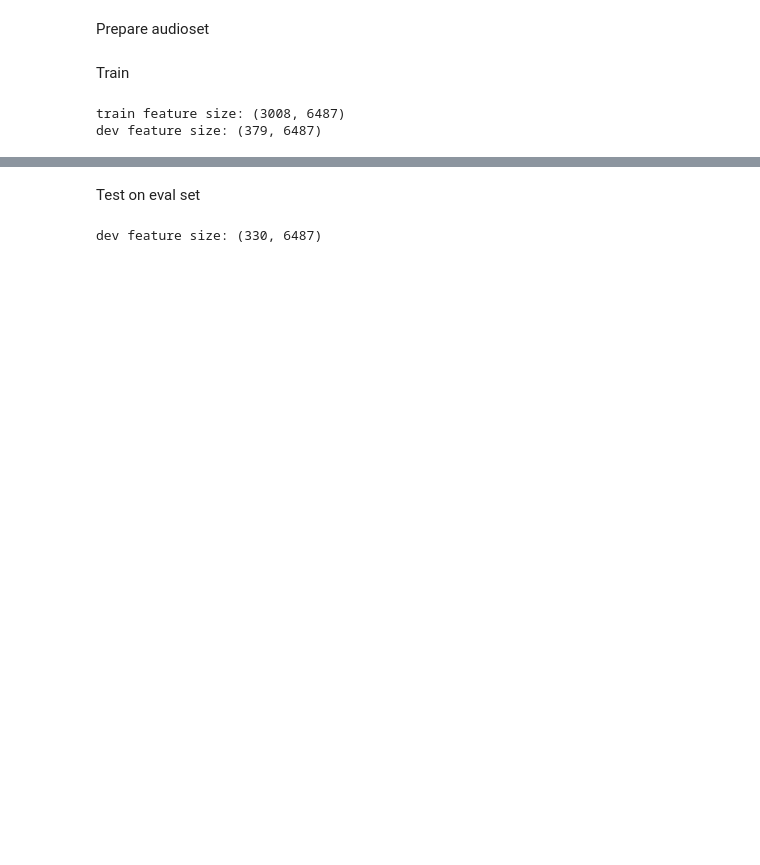
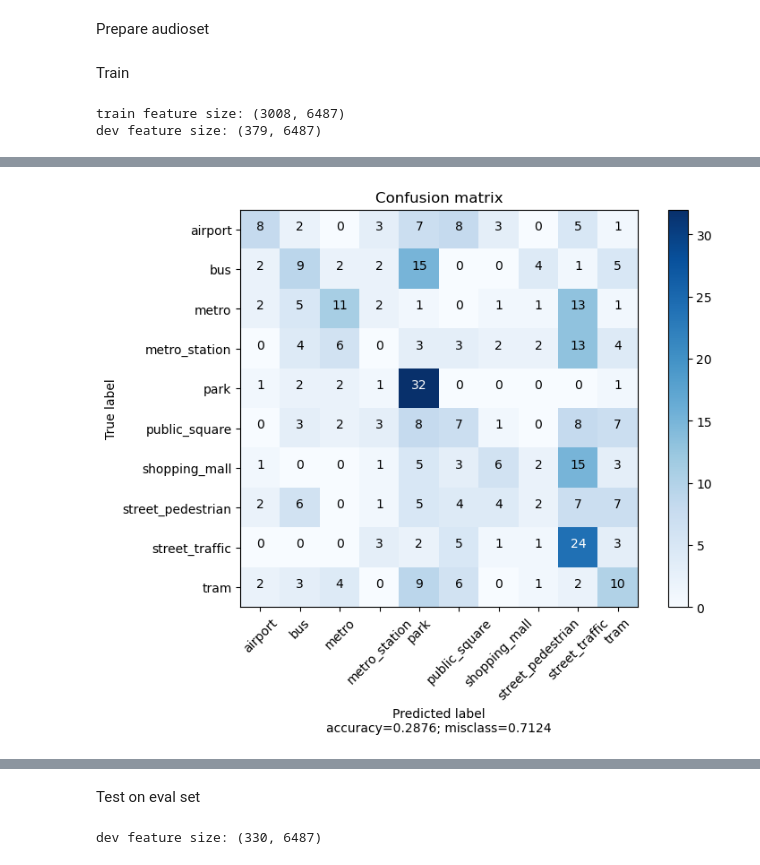
Before and after one commit to Jiadong001/algorithm2022_teamwork, a Jupyter notebook: 221224_run_kmeans.ipynb, the cells around one changed output, grey strips where cells are left out. Drawn from its saved outputs; the diff is of its cells as text; code cells hidden in the pictures; blank space fills up the shorter version.

```diff
--- a/221224_run_kmeans.ipynb
+++ b/221224_run_kmeans.ipynb
@@ -70,7 +65,13 @@ dev_labels = [label_dict[c] for c in dev_labels]
 # %%
+# dev
+from sklearn.metrics import confusion_matrix
+from utils import plot_confusion_matrix
+
+dev_labels = [label_dict[c] for c in dev_labels]
 dev_pre_labels = model_km1.predict(dev_features)
 dev_true_labels = np.asarray(dev_labels)
 dev_cm = confusion_matrix(dev_true_labels, dev_pre_labels)
-dev_cm_df = pd.DataFrame(dev_cm, columns=label_dict.keys(), index=label_dict.keys())
-dev_cm_df
+# dev_cm_df = pd.DataFrame(dev_cm, columns=label_dict.keys(), index=label_dict.keys())
+# dev_cm_df
+plot_confusion_matrix(dev_cm, label_dict.keys())
 # %% [output]
@@ -88,3 +78,4 @@ dev_cm_df
+[figure, added]
 # %%
 dev_acc_df = pd.DataFrame()
 for c, i in label_dict.items():
```
Also changed, not shown: parts of 8 cells of this notebook, 9 other files.
